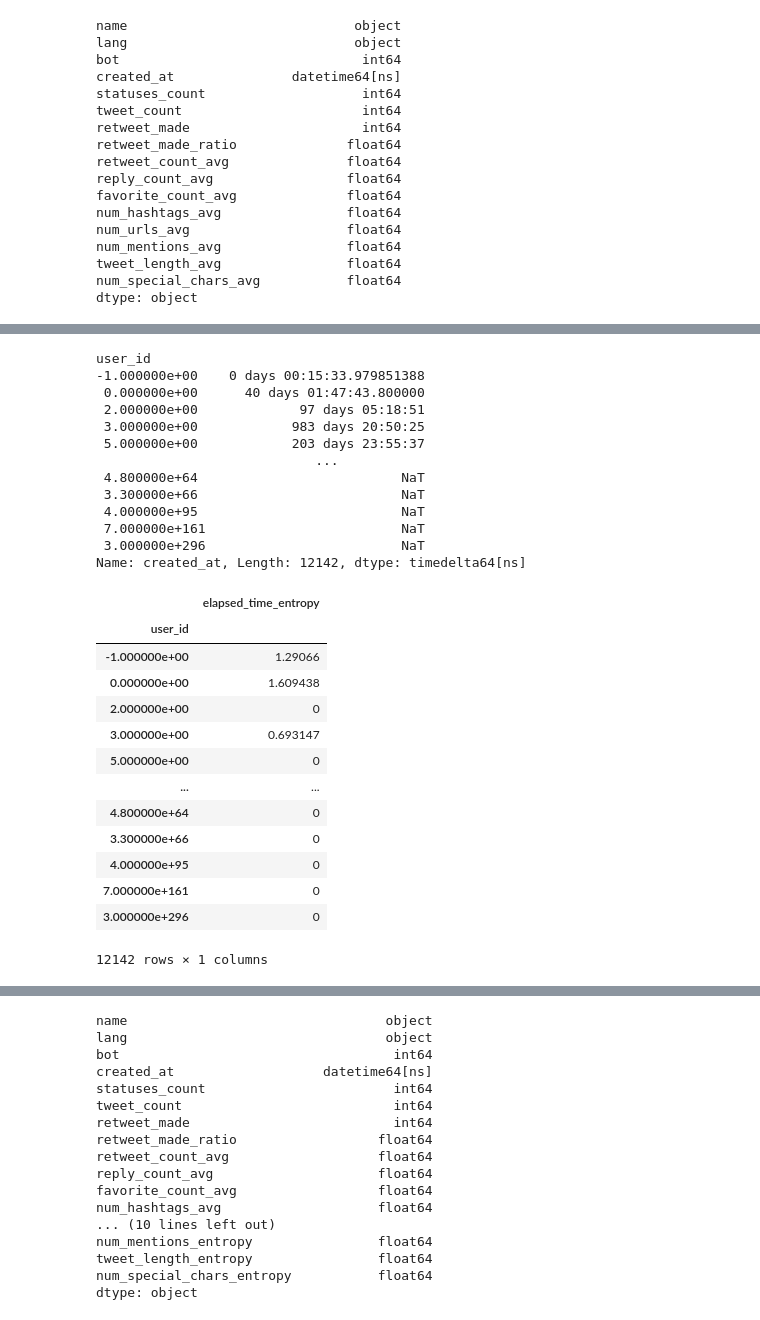
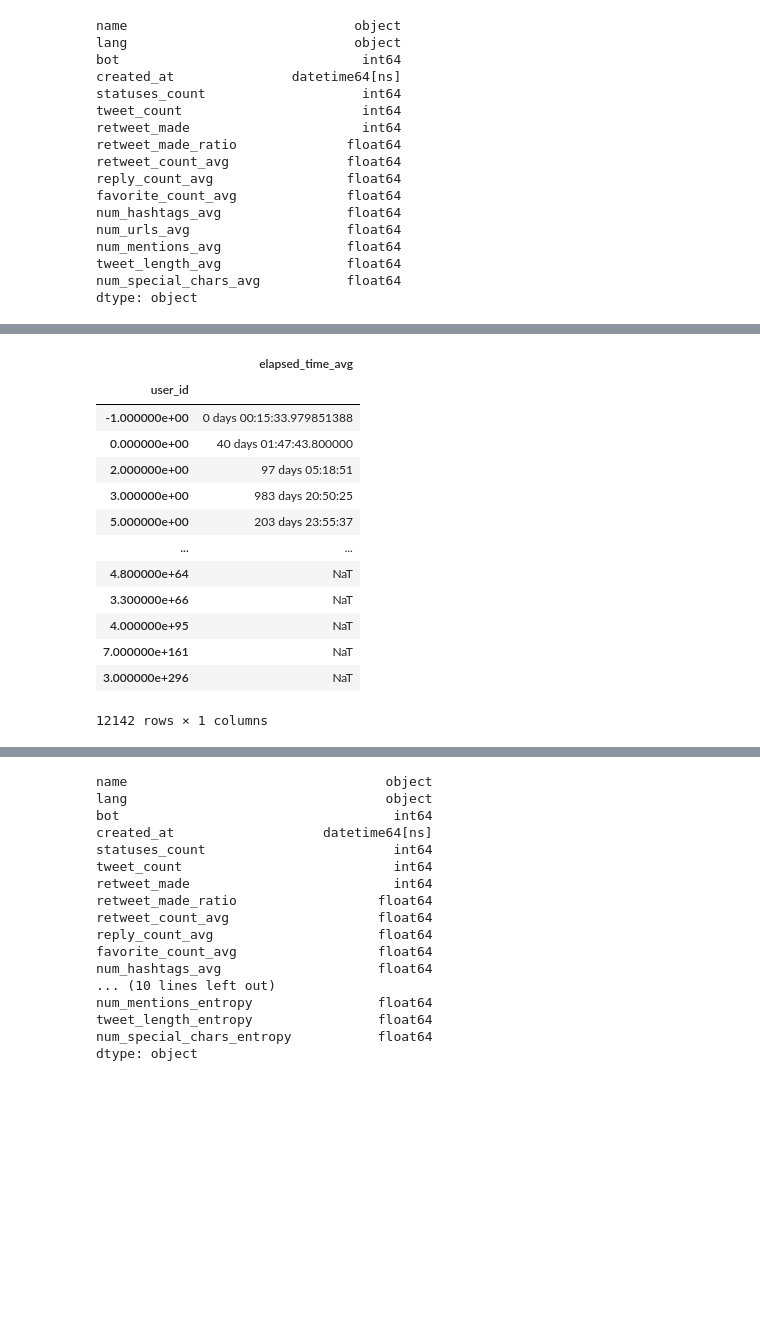
Before and after one commit to domferr/Data-Mining, a Jupyter notebook: Notebooks/5 Create indicators.ipynb, the cells around one changed output, grey strips where cells are left out. Cells and saved outputs as stored; diff of their text form; code cells hidden in the pictures; blank space fills up the shorter version.

```diff
--- a/Notebooks/5 Create indicators.ipynb
+++ b/Notebooks/5 Create indicators.ipynb
@@ -361,46 +375,20 @@ Name: created_at, Length: 12142, dtype: object
 # %%
-#df_users["elapsed_time_avg"] = elapsedTimedeltaForUser.apply(lambda x: np.mean(x).total_seconds() * 1000)
+elapsed_time_avg = elapsedTimedeltaForUser.apply(lambda x: np.mean(x)).to_frame("elapsed_time_avg")
+elapsed_time_avg
 # %% [output]
+|  | elapsed_time_avg |
+| user_id |  |
+| -1.000000e+00 | 0 days 00:15:33.979851388 |
+| 0.000000e+00 | 40 days 01:47:43.800000 |
+| 2.000000e+00 | 97 days 05:18:51 |
+| 3.000000e+00 | 983 days 20:50:25 |
+| 5.000000e+00 | 203 days 23:55:37 |
+| ... | ... |
+| 4.800000e+64 | NaT |
+| 3.300000e+66 | NaT |
+| 4.000000e+95 | NaT |
+| 7.000000e+161 | NaT |
+| 3.000000e+296 | NaT |
-user_id
--1.000000e+00    0 days 00:15:33.979851388
- 0.000000e+00      40 days 01:47:43.800000
- 2.000000e+00             97 days 05:18:51
- 3.000000e+00            983 days 20:50:25
- 5.000000e+00            203 days 23:55:37
-                            ...
- 4.800000e+64                          NaT
- 3.300000e+66                          NaT
- 4.000000e+95                          NaT
- 7.000000e+161                         NaT
- 3.000000e+296                         NaT
-Name: created_at, Length: 12142, dtype: timedelta64[ns]
+12142 rows × 1 columns
-# %%
-elapsedTimeEntropyForUser = elapsedTimedeltaForUser.copy()
-for id in elapsedTimedeltaForUser.index: # for each user id
-    elapsedTimedeltaList = elapsedTimedeltaForUser.loc[id] # list of the elapsed times of the user
-    elapsedTimeHours = np.zeros(len(elapsedTimedeltaList))
-    for i in range(len(elapsedTimedeltaList)):
-        elapsedTimeHours[i] = round(elapsedTimedeltaList[i].total_seconds() / 3600, 1)
-
-    # init the array of the elapsed milliseconds to -1
-    elapsedTimeEntropyForUser.loc[id] = entropy(elapsedTimeHours)
-
-elapsedTimeEntropyForUser = elapsedTimeEntropyForUser.to_frame("elapsed_time_entropy")
-elapsedTimeEntropyForUser
-# %% [output]
-|  | elapsed_time_entropy |
-| user_id |  |
-| -1.000000e+00 | 1.29066 |
-| 0.000000e+00 | 1.609438 |
-| 2.000000e+00 | 0 |
-| 3.000000e+00 | 0.693147 |
-| 5.000000e+00 | 0 |
-| ... | ... |
-| 4.800000e+64 | 0 |
-| 3.300000e+66 | 0 |
-| 4.000000e+95 | 0 |
-| 7.000000e+161 | 0 |
-| 3.000000e+296 | 0 |
-12142 rows × 1 columns
 # %%
 del elapsedTimedeltaForUser
```
Also changed, not shown: parts of 35 cells of this notebook, 1 other file.
